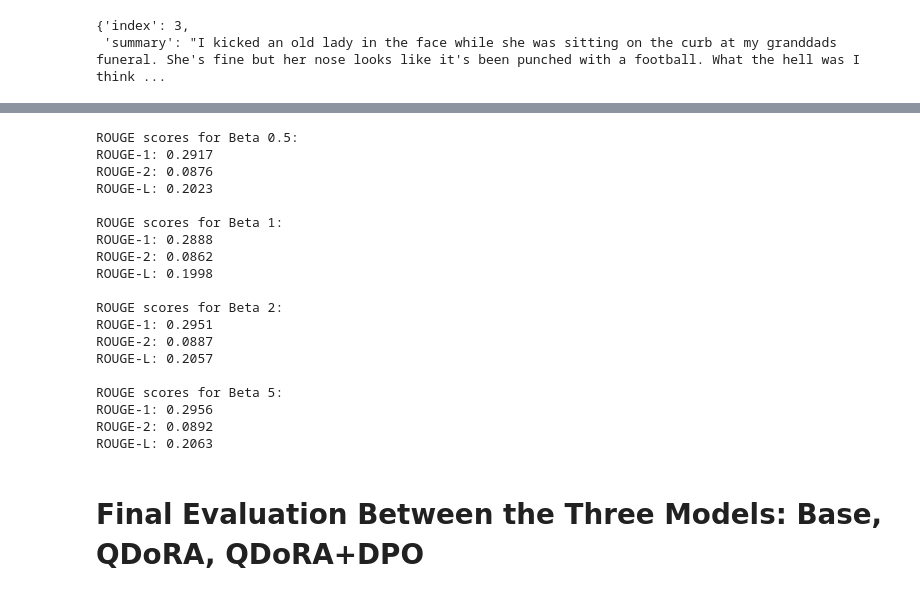
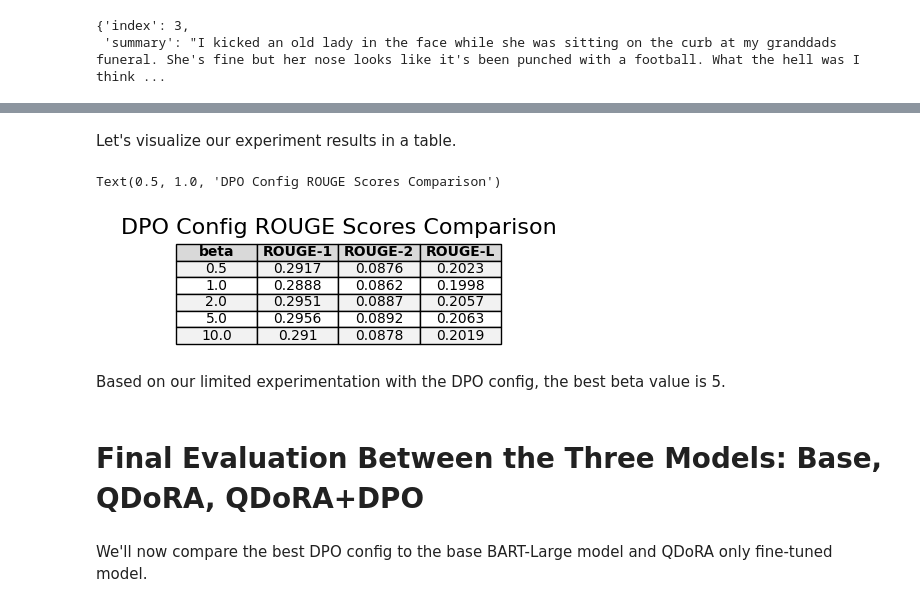
Before and after one commit to zdbrown13/w266_Final_Project_Zane-Victor, a Jupyter notebook: Copy_of_summarization_project.ipynb, the cells around one changed output, grey strips where cells are left out. Drawn from its saved outputs; the diff is of its cells as text; code cells hidden in the pictures.

```diff
--- a/Copy_of_summarization_project.ipynb
+++ b/Copy_of_summarization_project.ipynb
@@ -1166,6 +1205,8 @@ qdora_dpo_summaries_loaded_beta1 = load_summaries_jsonl('qdora_dpo_summaries_bet
 qdora_dpo_summaries_loaded_beta2 = load_summaries_jsonl('qdora_dpo_summaries_beta2.jsonl')
 
 qdora_dpo_summaries_loaded_beta5 = load_summaries_jsonl('qdora_dpo_summaries_beta5.jsonl')
+
+qdora_dpo_summaries_loaded_beta10 = load_summaries_jsonl('qdora_dpo_summaries_beta10.jsonl')
 # %% [markdown]
 # Evaluating the 'best' DPO fine-tuned model based on the beta hyperparameter using ROUGE metrics and GPT-4o mini
 # %% [markdown]
@@ -1225,9 +1266,9 @@ models = [
     qdora_dpo_summaries_loaded_beta0_5,
     qdora_dpo_summaries_loaded_beta1,
     qdora_dpo_summaries_loaded_beta2,
-    qdora_dpo_summaries_loaded_beta5
+    qdora_dpo_summaries_loaded_beta5,
+    qdora_dpo_summaries_loaded_beta10
 ]
-model_names = ["Beta 0.5", "Beta 1", "Beta 2", "Beta 5"]
 
 # Calculate ROUGE scores
 all_rouge_scores = []
@@ -1236,36 +1277,49 @@ for model_summaries in models:
     rouge_scores = calculate_rouge_scores(test_df_labels, model_summaries)
     aggregated_scores = aggregate_scores(rouge_scores)
     all_rouge_scores.append(aggregated_scores)
-
-# Print ROUGE scores
-for name, scores in zip(model_names, all_rouge_scores):
-    print(f"ROUGE scores for {name}:")
-    print(f"ROUGE-1: {scores['rouge1']:.4f}")
-    print(f"ROUGE-2: {scores['rouge2']:.4f}")
-    print(f"ROUGE-L: {scores['rougeL']:.4f}")
-    print()
-# %% [output]
-ROUGE scores for Beta 0.5:
-ROUGE-1: 0.2917
-ROUGE-2: 0.0876
-ROUGE-L: 0.2023
-
-ROUGE scores for Beta 1:
-ROUGE-1: 0.2888
-ROUGE-2: 0.0862
-ROUGE-L: 0.1998
-
-ROUGE scores for Beta 2:
-ROUGE-1: 0.2951
-ROUGE-2: 0.0887
-ROUGE-L: 0.2057
-
-ROUGE scores for Beta 5:
-ROUGE-1: 0.2956
-ROUGE-2: 0.0892
-ROUGE-L: 0.2063
+# %% [markdown]
+Let's visualize our experiment results in a table.
+# %%
+model_names = ["Beta 0.5", "Beta 1", "Beta 2", "Beta 5", "Beta 10"]
+betas = [0.5, 1, 2, 5, 10]
+
+# Prepare data for the table
+data = np.array([[beta] + [scores['rouge1'], scores['rouge2'], scores['rougeL']]
+                 for beta, scores in zip(betas, all_rouge_scores)])
+data = np.round(data, 4)  # Round to 4 decimal places
+
+# Create the table
+fig, ax = plt.subplots(figsize=(6, 1.2))
+ax.axis('off')
+table = ax.table(cellText=data,
+                 colLabels=['beta', 'ROUGE-1', 'ROUGE-2', 'ROUGE-L'],
+                 loc='center',
+                 cellLoc='center')
+
+# Customize the table
+table.auto_set_font_size(False)
+table.set_fontsize(10)
+table.scale(0.7, 1)
+
+# Highlight the header and apply alternating row colors
+for (row, col), cell in table.get_celld().items():
+    if row == 0:
+        cell.set_text_props(weight='bold')
+        cell.set_facecolor('#D9D9D9')
+    elif row % 2 == 1:
+        cell.set_facecolor('#F2F2F2')
+
+# Add a title
+plt.title('DPO Config ROUGE Scores Comparison', fontsize=16, pad=10)
+# %% [output]
+Text(0.5, 1.0, 'DPO Config ROUGE Scores Comparison')
+[figure, added]
+# %% [markdown]
+Based on our limited experimentation with the DPO config, the best beta value is 5.
 # %% [markdown]
 # **Final Evaluation Between the Three Models: Base, QDoRA, QDoRA+DPO**
+# %% [markdown]
+We'll now compare the best DPO config to the base BART-Large model and QDoRA only fine-tuned model.
 # %%
 # Calculate ROUGE scores
 
```
Also changed, not shown: parts of 26 cells of this notebook.
